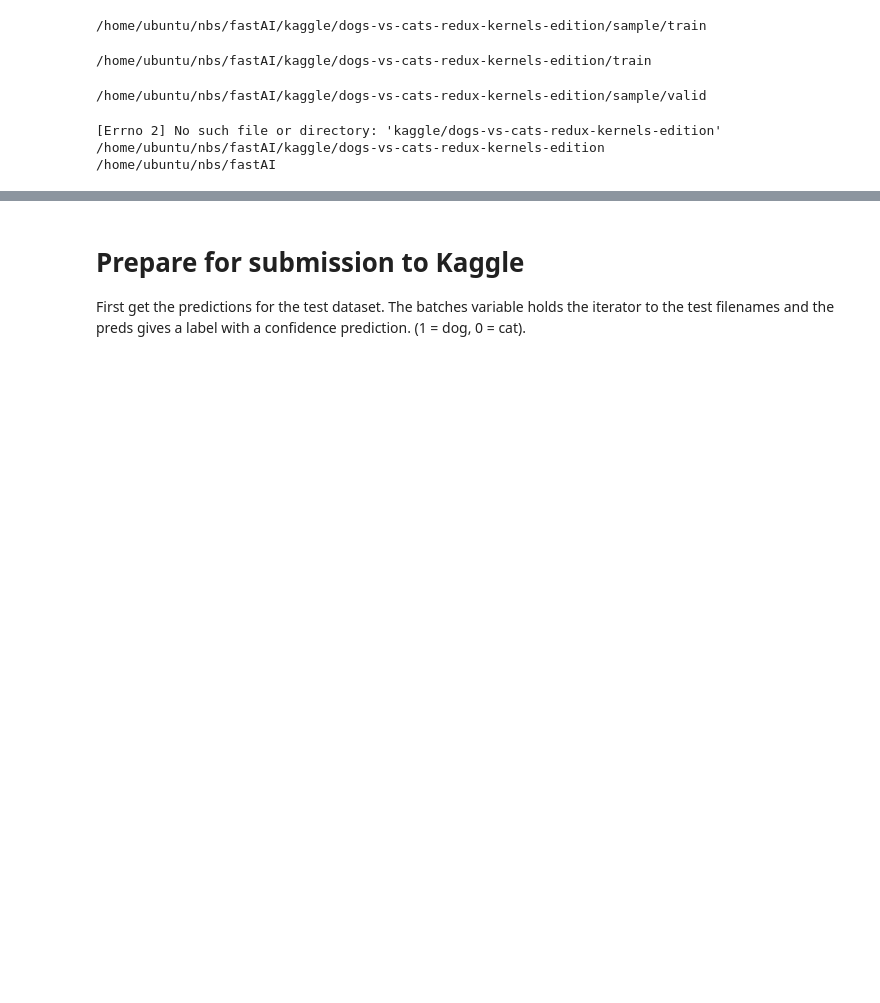
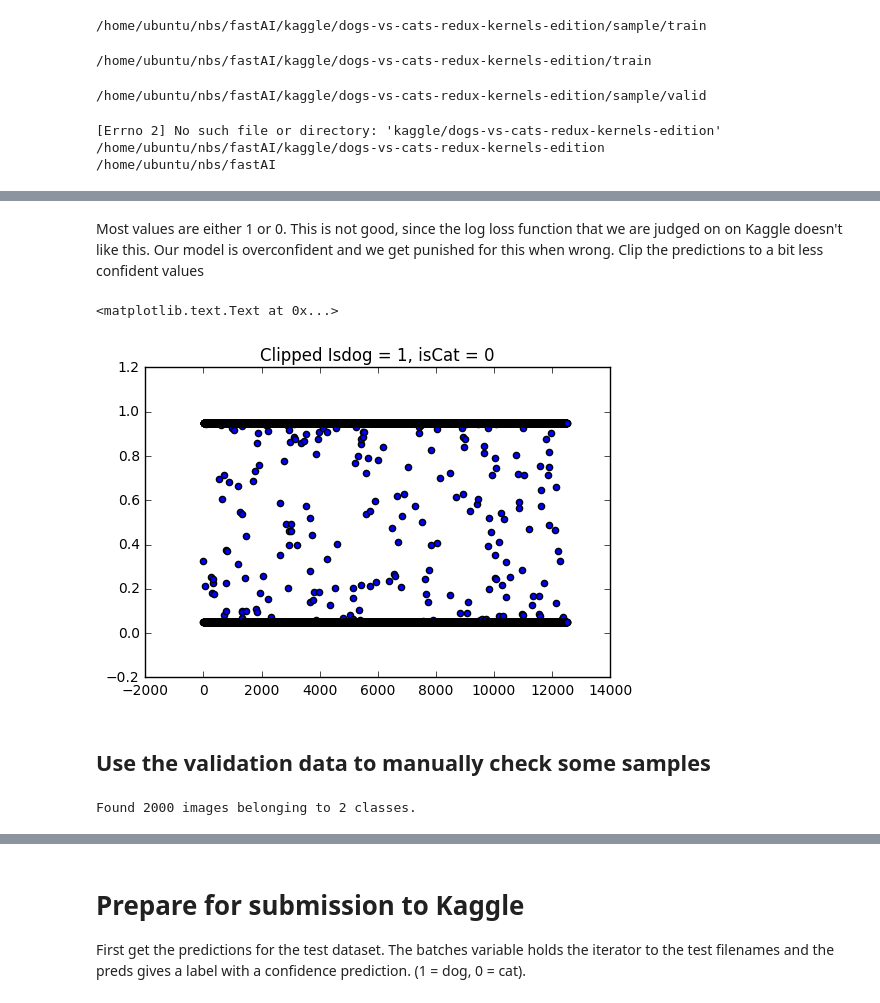
Before and after one commit to Dieleman/fastAI, a Jupyter notebook: Cats vs Dogs lesson 1.ipynb, the cells around one changed output, grey strips where cells are left out. Saved outputs shown, nothing was run; the diff lists cells and outputs as text; code cells hidden in the pictures; blank space fills up the shorter version.

```diff
--- a/Cats vs Dogs lesson 1.ipynb
+++ b/Cats vs Dogs lesson 1.ipynb
@@ -170,0 +238,15 @@ plots(img,titles=labels)
+# %% [markdown]
+Most values are either 1 or 0. This is not good, since the log loss function that we are judged on on Kaggle doesn't like this. Our model is overconfident and we get punished for this when wrong. Clip the predictions to a bit less confident values
+# %%
+isDog = isDog.clip(0.05,0.95)
+plt.scatter(range(0,len(isDog)),isDog)
+plt.title("Clipped Isdog = 1, isCat = 0")
+# %% [output]
+<matplotlib.text.Text at 0x...>
+[figure, added]
+# %% [markdown]
+## Use the validation data to manually check some samples
+# %%
+validationTestbatches, validationPreds = vgg.test(dataPath + "/valid",batch_size=4)
+# %% [output]
+Found 2000 images belonging to 2 classes.
```
Also changed, not shown: parts of 53 cells of this notebook.
